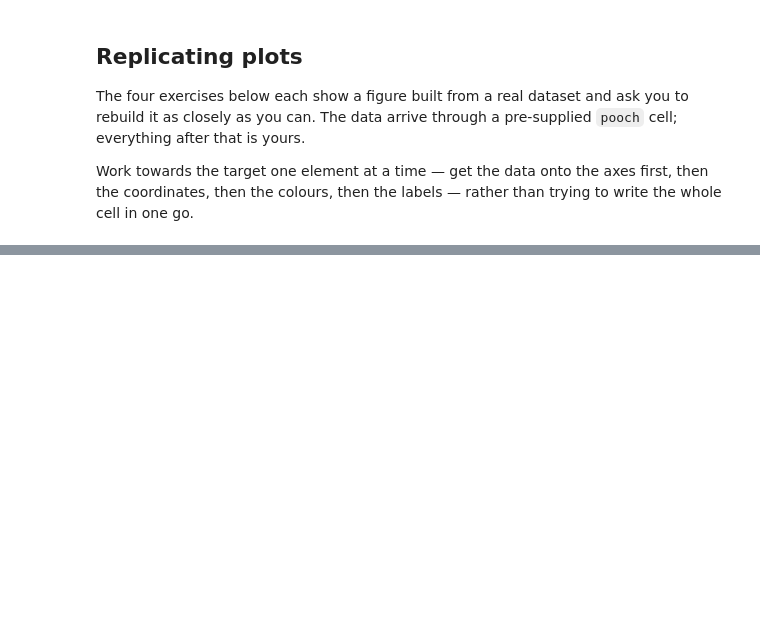
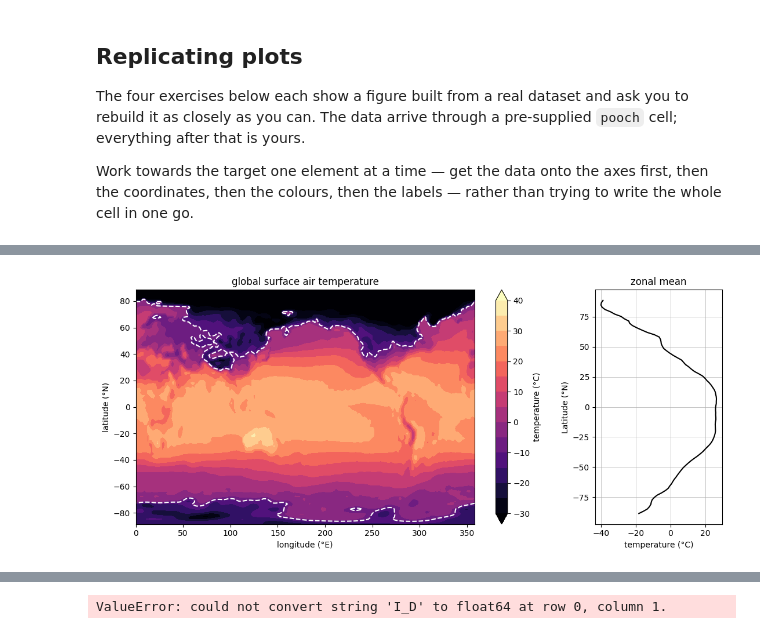
Before and after one commit to LucaSchaerz/2025_Intro_Python, a Jupyter notebook: live/part-I/1.4-matplotlib-and-xarray-exercises.ipynb, the cells around one changed output, grey strips where cells are left out. Cells and saved outputs as stored; diff of their text form; code cells hidden in the pictures; blank space fills up the shorter version.

```diff
--- a/live/part-I/1.4-matplotlib-and-xarray-exercises.ipynb
+++ b/live/part-I/1.4-matplotlib-and-xarray-exercises.ipynb
@@ -394,16 +502,42 @@ path_temp = pooch.retrieve(
     path=pooch.os_cache("mlees"),
 )
 # %%
-# Your solution here
+lon = np.load(path_lon)
+lat = np.load(path_lat)
+temp = np.load(path_temp)
+
+temp_celsius = temp - 273.15
+
+#create the left plot
+fig, (ax_map, ax_mean) = plt.subplots(1, 2, figsize=(11, 5), gridspec_kw={"width_ratios": [5, 1.5]})
+cf = ax_map.contourf(lon, lat, temp_celsius, cmap="magma", levels=np.linspace(-30, 40, 15), extend="both")
+ax_map.contour(lon, lat, temp_celsius, levels=[-10], colors="w")
+ax_map.set_title("global surface air temperature")
+ax_map.set_xlabel("longitude (°E)")
+ax_map.set_ylabel("latitude (°N)")
+plt.colorbar(cf, ax=ax_map, label="temperature (°C)")
+
+#create the right plot
+ax_mean.plot(np.nanmean(temp_celsius, axis=1), lat, color="k")
+ax_mean.set_title("zonal mean")
+ax_mean.set_xlabel("temperature (°C)")
+ax_mean.set_ylabel("Latitude (°N)")
+ax_mean.grid(which="major", linewidth=0.5)
+
+
+plt.tight_layout()
+
 # Hint: np.load each file, then subtract 273.15 to go from kelvin to degrees celsius
 # Hint: plt.subplots(1, 2, figsize=(11, 5), gridspec_kw={"width_ratios": [5, 1.5]})
 #       -- width_ratios is what makes the left panel wider than the right one
 # Hint: the left panel is contourf with cmap="magma", levels=np.linspace(-30, 40, 15) and
 #       extend="both", with contour at levels=[-10] and colors="w" on top; matplotlib dashes a
 #       contour at a negative level on its own, which is where the dashed white line comes from
 # Hint: the right panel is the mean along longitude, np.nanmean(temp_celsius, axis=1), plotted
 #       against latitude -- so the temperature goes on the x-axis
-# Hint: label both panels and the colorbar, and finish with plt.tight_layout()
+# Hint: label both panels and the colorbar, and finish with plt.tight_layout()µ
+# %% [output]
+[figure, added]
 # %% [markdown]
 ## Exercise 21: Historic significant earthquakes
 
@@ -430,7 +564,7 @@ path = pooch.retrieve(
     path=pooch.os_cache("mlees"),
 )
 # %%
-# Your solution here
+np.loadtxt(path)
 # Hint: np.genfromtxt(path, delimiter="\t", skip_header=1) loads the whole file; every
 #       non-numeric field becomes NaN, which is what you want here. Pull the four columns out
 #       by position -- the focal depth, for example, is arr[:, 8]
@@ -441,6 +575,8 @@ path = pooch.retrieve(
 #       element-wise, which spreads out depths from under a kilometre to several hundred --
 #       and set the point area to the square of the magnitude
 # Hint: add a labelled colorbar, axis labels, a title, and a dotted grid
+# %% [output]
+ValueError: could not convert string 'I_D' to float64 at row 0, column 1.
 # %% [markdown]
 ## Exercise 22: Antarctic sea ice, summer against winter
 
```
Also changed, not shown: parts of 6 cells of this notebook.
